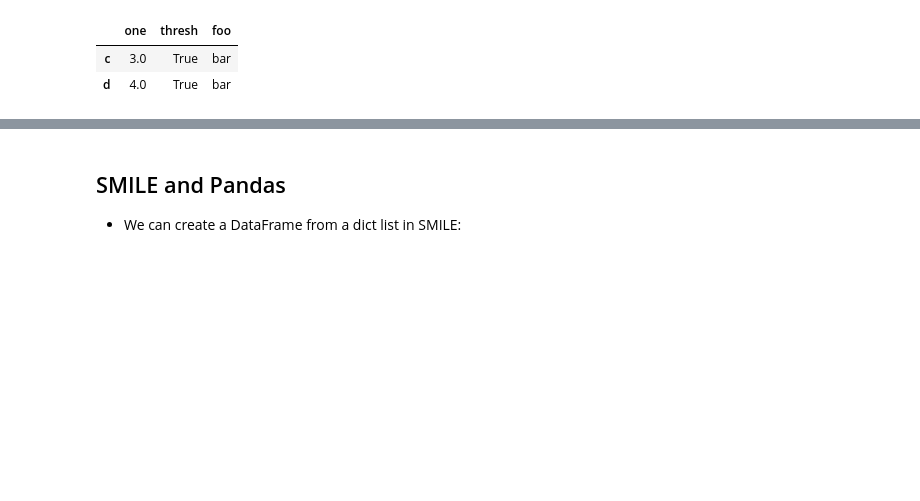
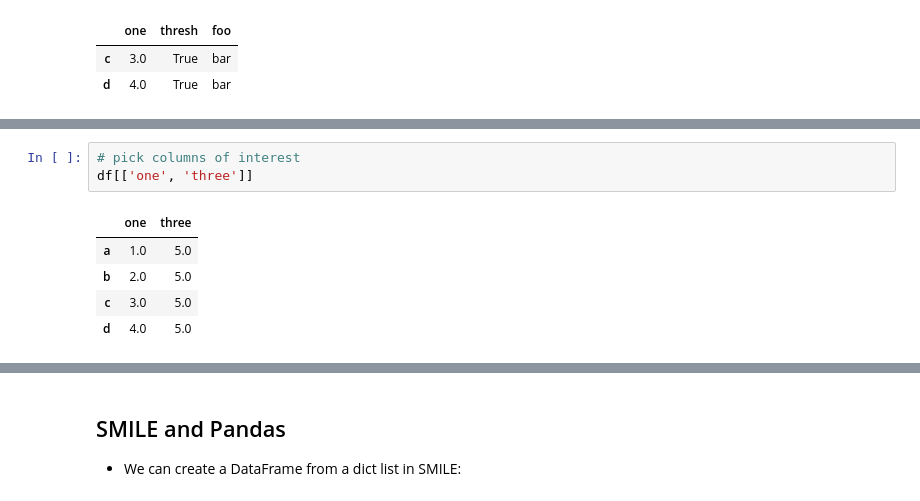
Before and after one commit to compmem/compsy, a Jupyter notebook: lessons/09_Data_Processing.ipynb, the cells around one changed output, grey strips where cells are left out. Saved outputs shown, nothing was run; the diff lists cells and outputs as text; blank space fills up the shorter version.

```diff
--- a/lessons/09_Data_Processing.ipynb
+++ b/lessons/09_Data_Processing.ipynb
@@ -307,0 +343,9 @@ df.loc[df['one']>2]
+# %%
+# pick columns of interest
+df[['one', 'three']]
+# %% [output]
+|  | one | three |
+| a | 1.0 | 5.0 |
+| b | 2.0 | 5.0 |
+| c | 3.0 | 5.0 |
+| d | 4.0 | 5.0 |
```
Also changed, not shown: parts of 21 cells of this notebook.
